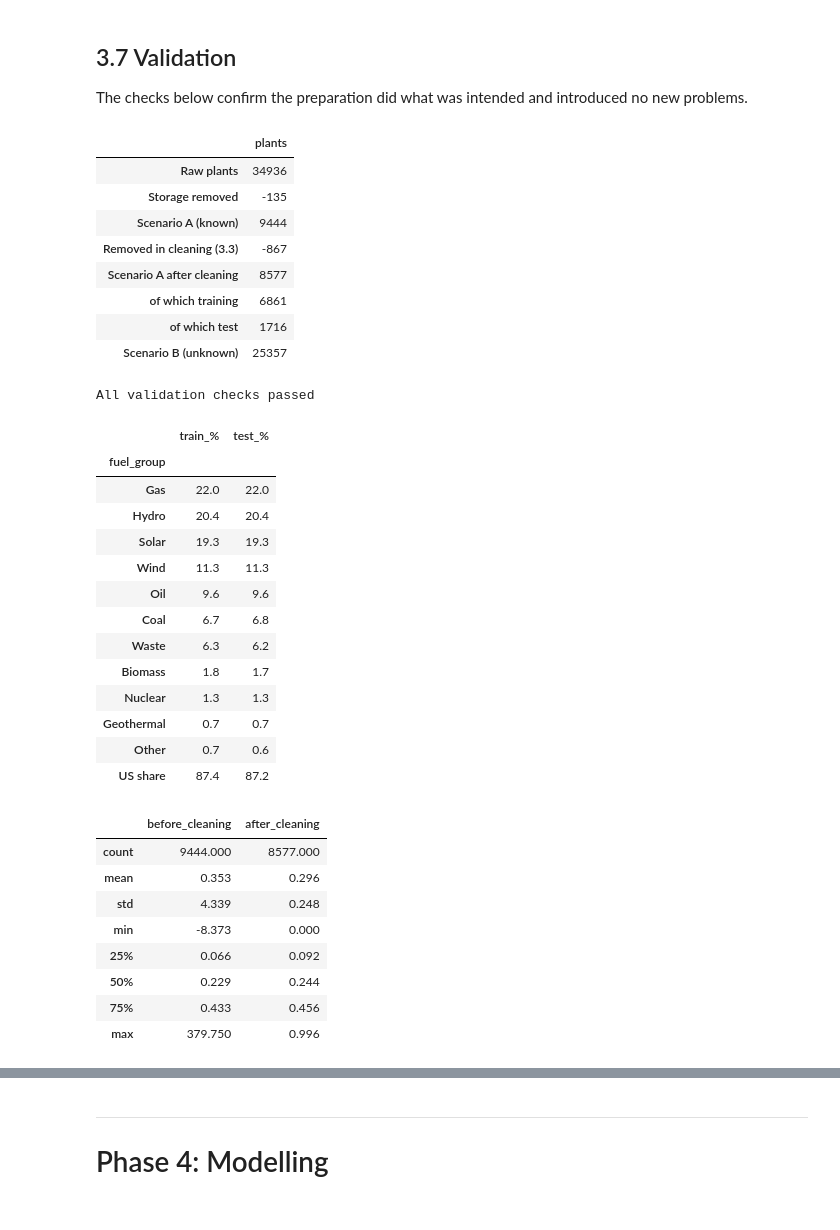
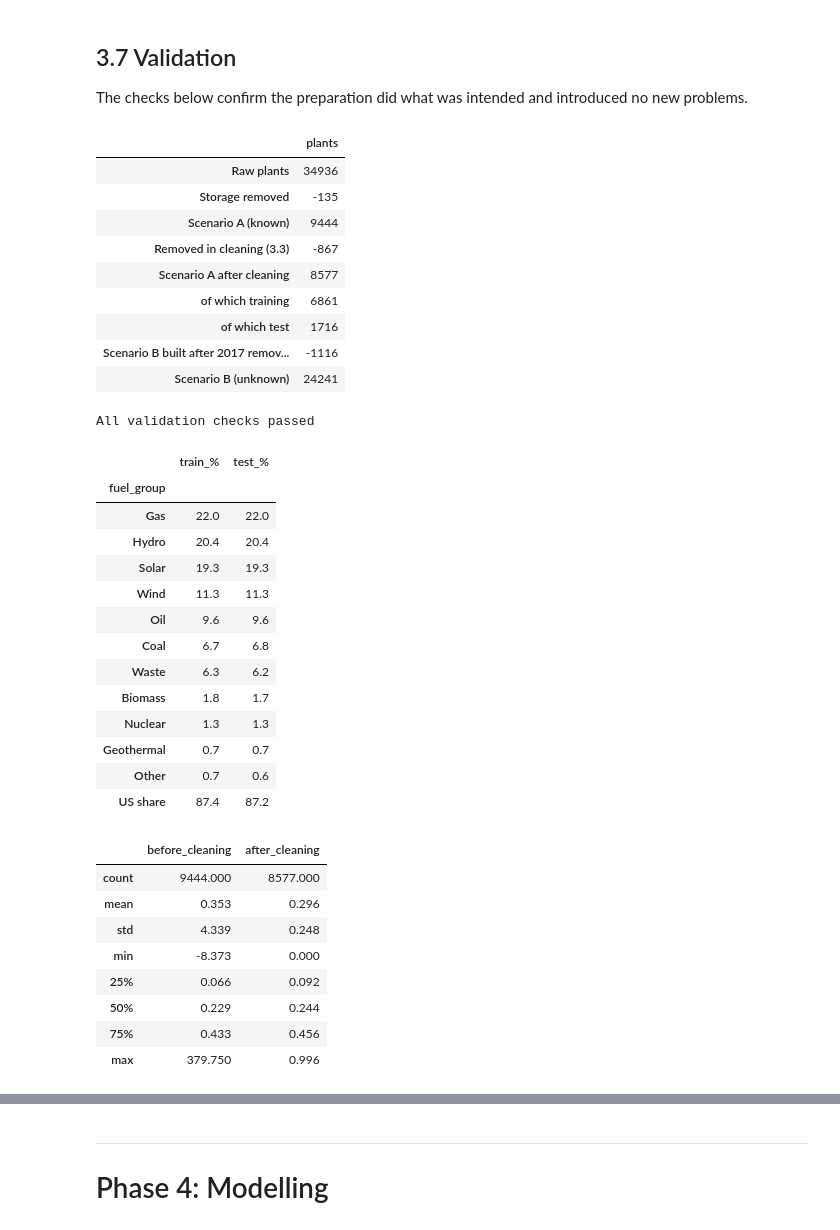
Before and after one commit to Geese4000/ca2-power-plant-analytics, a Jupyter notebook: notebooks/power_plant_capacity_factor.ipynb, the cells around one changed output, grey strips where cells are left out. Drawn from its saved outputs; the diff is of its cells as text; code cells hidden in the pictures.

```diff
--- a/notebooks/power_plant_capacity_factor.ipynb
+++ b/notebooks/power_plant_capacity_factor.ipynb
@@ -991,6 +994,11 @@ for rule, mask in rules.items():
 print(f"Plants removed in total: {removed.sum()} (no plant breaks more than one rule)")
 print(f"Slight negatives set to 0: {slight_neg.sum()}")
 print(f"Scenario A: {n_start:,} -> {len(clean_A):,} plants")
+
+# Scenario B: plants that started operating after 2017 did not exist in 2017, so there is no 2017 output to estimate
+after_2017 = scen_B["commissioning_year"] >= 2018
+scen_B = scen_B[~after_2017].copy()
+print(f"Scenario B: {after_2017.sum():,} plants commissioned after 2017 removed, {len(scen_B):,} left")
 # %% [output]
 Capacity factor above 1 (impossible): 38
 Large negative capacity factor (below -0.05): 11
@@ -1055,6 +1069,12 @@ Each input is built from the plant characteristics kept in 2.2, for a reason giv
 
 **Denominator check.** Every plant has a capacity of at least 1 MW (2.3), so the capacity factor formula never divides by zero and the logarithm is always defined.
 # %%
+# National 2017 capacity factor and generation share for each country and fuel (2.3); values above 1 are unusable (2.4)
+national = pd.DataFrame({
+    "ember_cf": ember_lookup["ember_cf"].where(ember_lookup["ember_cf"].between(0, 1)),
+    "fuel_share": ember_lookup["Share of generation (%)"] / 100,
+})
+
 def add_features(frame):
     out = frame.copy()
     out["log_capacity"] = np.log10(out["capacity_mw"])
@@ -1064,6 +1084,15 @@ def add_features(frame):
     out["year_missing"] = out["commissioning_year"].isna().astype(int)
     # WRI's estimate as a capacity factor, kept only for comparison in Phase 5
     out["wri_cf"] = out["estimated_generation_gwh_2017"] / (out["capacity_mw"] * 8.76)
+    # Ember: the plant's country and fuel; missing values are filled in 3.6
+    key = pd.MultiIndex.from_arrays([out["country"].astype(str), out["fuel_group"].astype(str).map(FUEL_TO_EMBER)])
+    out[["ember_cf", "fuel_share"]] = national.reindex(key).to_numpy()
+    out["ember_missing"] = out["ember_cf"].isna().astype(int)
+    # EIA-860: US plants only, joined on the EIA plant code inside gppd_idnr; unmatched plants get 0 and eia_matched = 0
+    code = pd.to_numeric(out["gppd_idnr"].str[3:], errors="coerce").where(out["country"] == "USA")
+    eia = eia_plant.reindex(code.to_numpy())
+    out["eia_matched"] = eia["cc_share"].notna().to_numpy().astype(int)
+    out[EIA_SHARES] = eia.fillna(0).to_numpy()
     return out
 
 feat_A = add_features(typed_A)
@@ -1074,8 +1103,8 @@ assert (feat_A["capacity_mw"] >= 1).all() and (feat_B["capacity_mw"] >= 1).all()
 assert np.allclose(10 ** feat_A["log_capacity"], feat_A["capacity_mw"])
 
 pd.DataFrame({
-    "A_known": feat_A[["is_us", "has_second_fuel", "year_missing"]].mean() * 100,
-    "B_unknown": feat_B[["is_us", "has_second_fuel", "year_missing"]].mean() * 100,
+    "A_known": feat_A[["is_us", "has_second_fuel", "year_missing", "ember_missing", "eia_matched"]].mean() * 100,
+    "B_unknown": feat_B[["is_us", "has_second_fuel", "year_missing", "ember_missing", "eia_matched"]].mean() * 100,
 }).round(1).rename(index=lambda c: f"{c} (% of plants)")
 # %% [output]
 |  | A_known | B_unknown |
@@ -1092,8 +1125,9 @@ from sklearn.model_selection import train_test_split
 from sklearn.compose import ColumnTransformer
 from sklearn.preprocessing import OneHotEncoder, StandardScaler
 
-NUMERIC = ["log_capacity", "abs_latitude", "latitude", "longitude", "commissioning_year"]
-FLAGS = ["is_us", "has_second_fuel", "year_missing"]
+NUMERIC = ["log_capacity", "abs_latitude", "latitude", "longitude", "commissioning_year", "ember_cf", "fuel_share"]
+FLAGS = ["is_us", "has_second_fuel", "year_missing", "ember_missing", "eia_matched"]
+SHARES = EIA_SHARES   # already between 0 and 1, so used without scaling
 CATEGORICAL = ["fuel_group"]
 TARGET = "cf"
 
@@ -1101,16 +1135,21 @@ train, test = train_test_split(feat_A, test_size=0.2, random_state=RANDOM_STATE,
 
 # Fill missing commissioning years with the median year for that fuel group, learned from training plants only
 year_median = train.groupby("fuel_group", observed=True)["commissioning_year"].median()
+# Missing national capacity factors: the training median for the fuel ("Other" has no Ember fuel, so the overall median)
+ember_median = train.groupby("fuel_group", observed=True)["ember_cf"].median()
+ember_overall = train["ember_cf"].median()
 
-def fill_year(frame):
+def fill_missing(frame):
     out = frame.copy()
     out["commissioning_year"] = out["commissioning_year"].fillna(out["fuel_group"].map(year_median).astype(float))
+    out["ember_cf"] = out["ember_cf"].fillna(out["fuel_group"].map(ember_median).astype(float)).fillna(ember_overall)
+    out["fuel_share"] = out["fuel_share"].fillna(0)   # no Ember row means the fuel is not part of that country's mix
     return out
 
 missing_before = {"train": train["commissioning_year"].isna().sum(),
                   "test": test["commissioning_year"].isna().sum(),
                   "B": feat_B["commissioning_year"].isna().sum()}
-train, test, feat_B = fill_year(train), fill_year(test), fill_year(feat_B)
+train, test, feat_B = fill_missing(train), fill_missing(test), fill_missing(feat_B)
 print("Commissioning years filled:", missing_before)
 display(year_median.round(0).rename("median year used").to_frame().T)
 
@@ -1118,6 +1157,7 @@ display(year_median.round(0).rename("median year used").to_frame().T)
 preprocess = ColumnTransformer([
     ("scale", StandardScaler(), NUMERIC),
     ("flags", "passthrough", FLAGS),
+    ("shares", "passthrough", SHARES),
     ("fuel", OneHotEncoder(drop="first", handle_unknown="ignore"), CATEGORICAL),
 ], verbose_feature_names_out=False)
 
@@ -1153,40 +1194,42 @@ accounting = pd.Series({
     "Scenario A after cleaning": len(feat_A),
     "  of which training": len(train),
     "  of which test": len(test),
+    "Scenario B built after 2017 removed (3.3)": -int(after_2017.sum()),
     "Scenario B (unknown)": len(feat_B),
 })
 display(accounting.to_frame("plants"))
 
 # 2. Automatic checks: these stop the notebook if any preparation step went wrong
 assert y_train.between(0, 1).all() and y_test.between(0, 1).all(), "target outside 0-1"
 assert not np.isnan(X_train).any() and not np.isnan(X_test).any() and not np.isnan(X_B).any(), "missing inputs"
 assert X_train.shape[1] == X_test.shape[1] == X_B.shape[1], "input columns differ"
 assert set(train.index).isdisjoint(test.index), "plant in both train and test"
 assert feat_B["generation_gwh_2017"].isna().all(), "scenario B has reported output"
 assert len(train) + len(test) == len(feat_A)
 print("All validation checks passed")
 
 # 3. Train and test should look alike: fuel mix and US share
 balance = pd.DataFrame({
     "train_%": train["fuel_group"].value_counts(normalize=True) * 100,
     "test_%": test["fuel_group"].value_counts(normalize=True) * 100,
 }).round(1)
 balance.loc["US share"] = [train["is_us"].mean() * 100, test["is_us"].mean() * 100]
 display(balance.round(1))
 
 # 4. Target before and after cleaning
 before = scen_A["generation_gwh_2017"] / (scen_A["capacity_mw"] * 8.76)
 pd.DataFrame({"before_cleaning": before.describe(), "after_cleaning": feat_A["cf"].describe()}).round(3)
 # %% [output]
 |  | plants |
 | Raw plants | 34936 |
 | Storage removed | -135 |
 | Scenario A (known) | 9444 |
 | Removed in cleaning (3.3) | -867 |
 | Scenario A after cleaning | 8577 |
 | of which training | 6861 |
 | of which test | 1716 |
-| Scenario B (unknown) | 25357 |
+| Scenario B built after 2017 remov... | -1116 |
+| Scenario B (unknown) | 24241 |
 All validation checks passed
 |  | train_% | test_% |
 | fuel_group |  |  |
```
Also changed, not shown: parts of 11 cells of this notebook.
